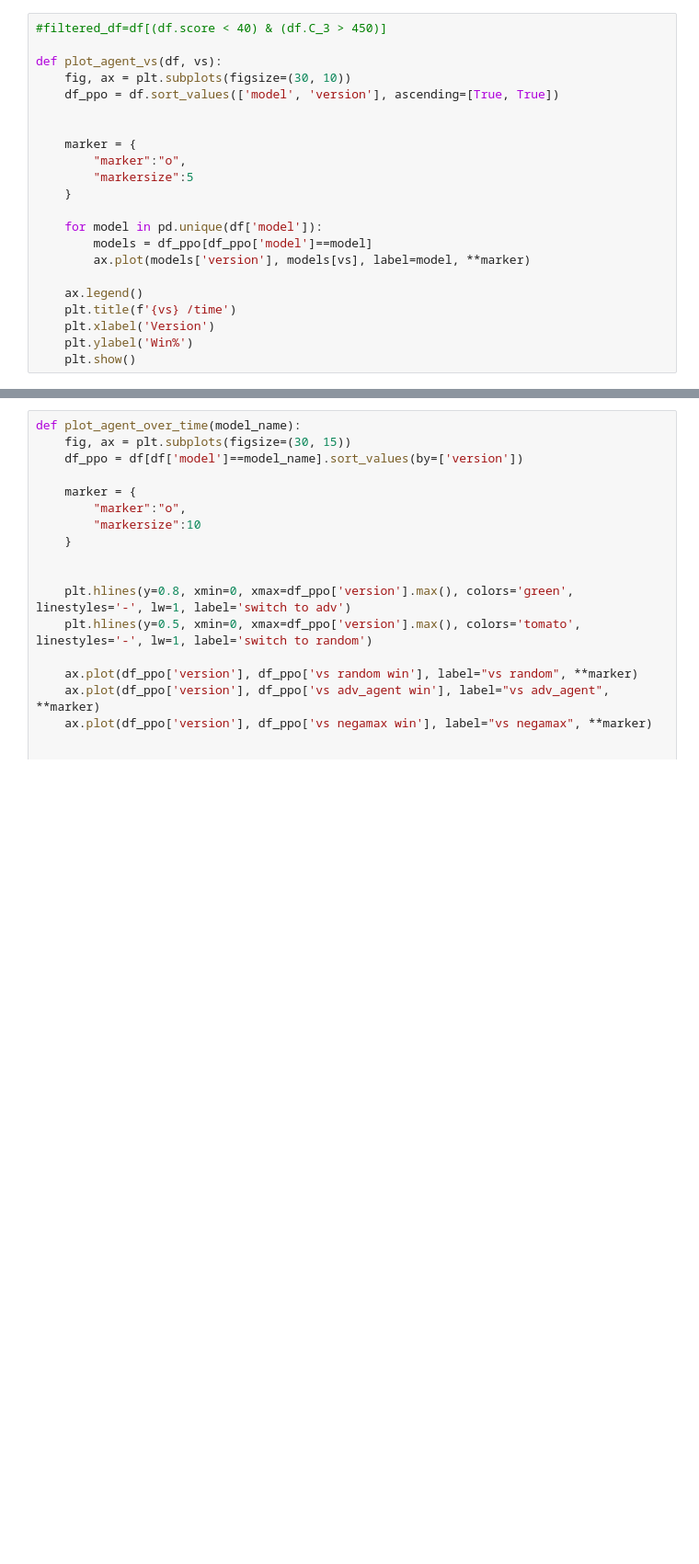
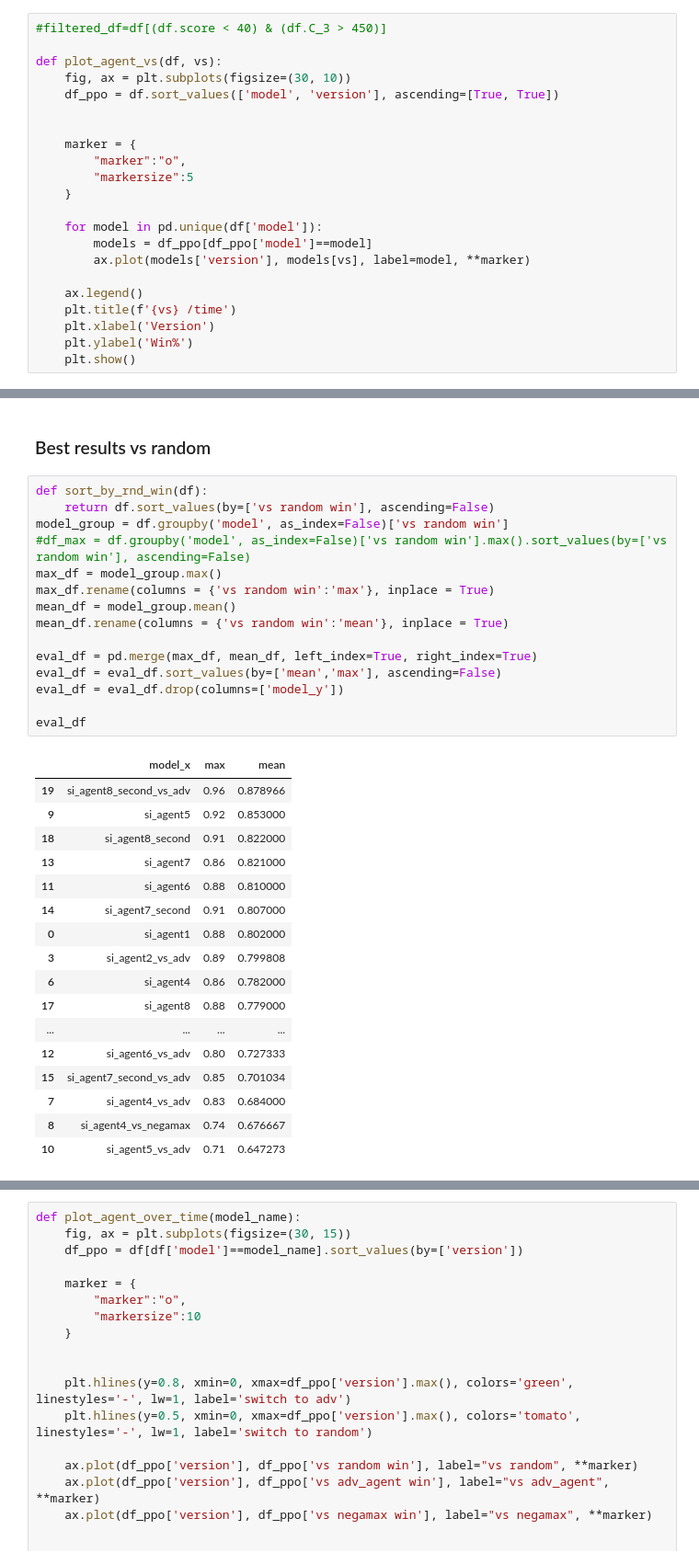
Before and after one commit to obiSerra/connect_x_ml, a Jupyter notebook: model_benchmark.ipynb, the cells around one changed output, grey strips where cells are left out. Shown at 92% size. Cells and saved outputs as stored; diff of their text form; blank space fills up the shorter version.

```diff
--- a/model_benchmark.ipynb
+++ b/model_benchmark.ipynb
@@ -112,3 +192,38 @@ plot_agent_vs(df, "vs adv_agent win")
+# %% [markdown]
+### Best results vs random
+# %%
+def sort_by_rnd_win(df):
+    return df.sort_values(by=['vs random win'], ascending=False)
+model_group = df.groupby('model', as_index=False)['vs random win']
+#df_max = df.groupby('model', as_index=False)['vs random win'].max().sort_values(by=['vs random win'], ascending=False)
+max_df = model_group.max()
+max_df.rename(columns = {'vs random win':'max'}, inplace = True)
+mean_df = model_group.mean()
+mean_df.rename(columns = {'vs random win':'mean'}, inplace = True)
+
+eval_df = pd.merge(max_df, mean_df, left_index=True, right_index=True)
+eval_df = eval_df.sort_values(by=['mean','max'], ascending=False)
+eval_df = eval_df.drop(columns=['model_y'])
+
+eval_df
+# %% [output]
+|  | model_x | max | mean |
+| 19 | si_agent8_second_vs_adv | 0.96 | 0.878966 |
+| 9 | si_agent5 | 0.92 | 0.853000 |
+| 18 | si_agent8_second | 0.91 | 0.822000 |
+| 13 | si_agent7 | 0.86 | 0.821000 |
+| 11 | si_agent6 | 0.88 | 0.810000 |
+| 14 | si_agent7_second | 0.91 | 0.807000 |
+| 0 | si_agent1 | 0.88 | 0.802000 |
+| 3 | si_agent2_vs_adv | 0.89 | 0.799808 |
+| 6 | si_agent4 | 0.86 | 0.782000 |
+| 17 | si_agent8 | 0.88 | 0.779000 |
+| ... | ... | ... | ... |
+| 12 | si_agent6_vs_adv | 0.80 | 0.727333 |
+| 15 | si_agent7_second_vs_adv | 0.85 | 0.701034 |
+| 7 | si_agent4_vs_adv | 0.83 | 0.684000 |
+| 8 | si_agent4_vs_negamax | 0.74 | 0.676667 |
+| 10 | si_agent5_vs_adv | 0.71 | 0.647273 |
 # %%
 plot_agent_vs(df, "vs random win")
 # %% [output]
```
Also changed, not shown: parts of 18 cells of this notebook, 36 other files.
